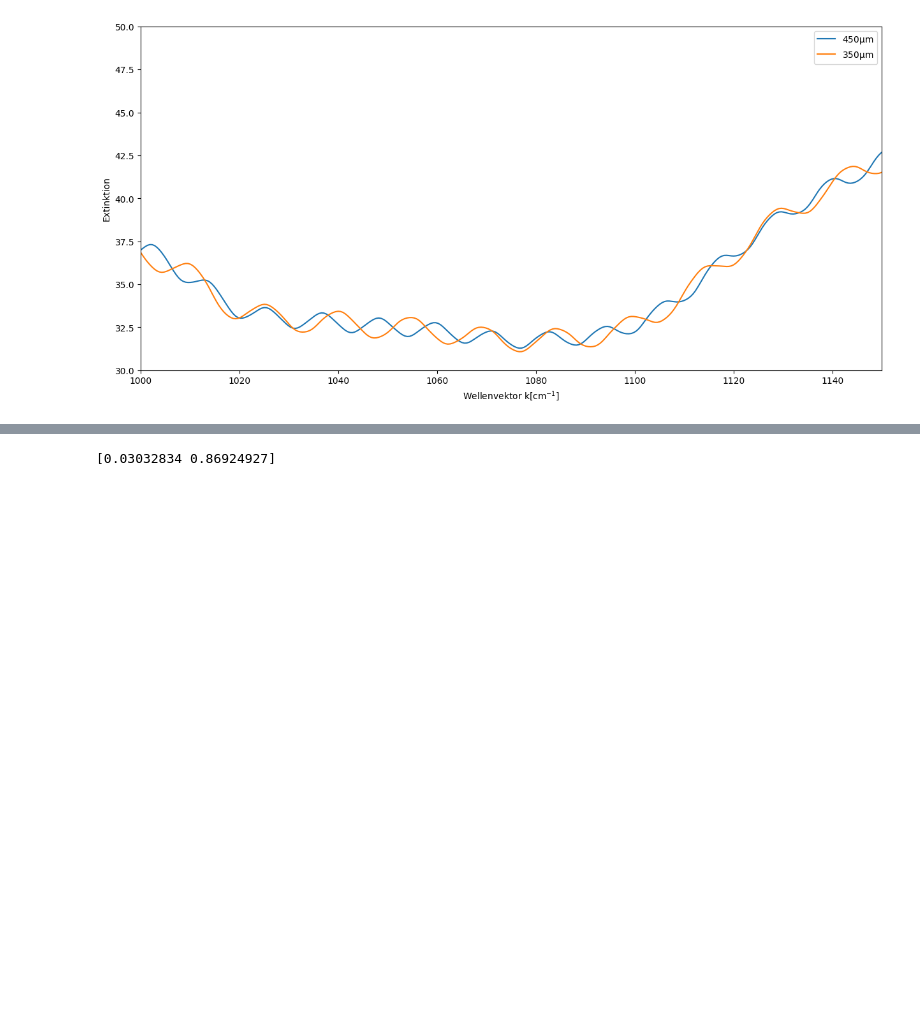
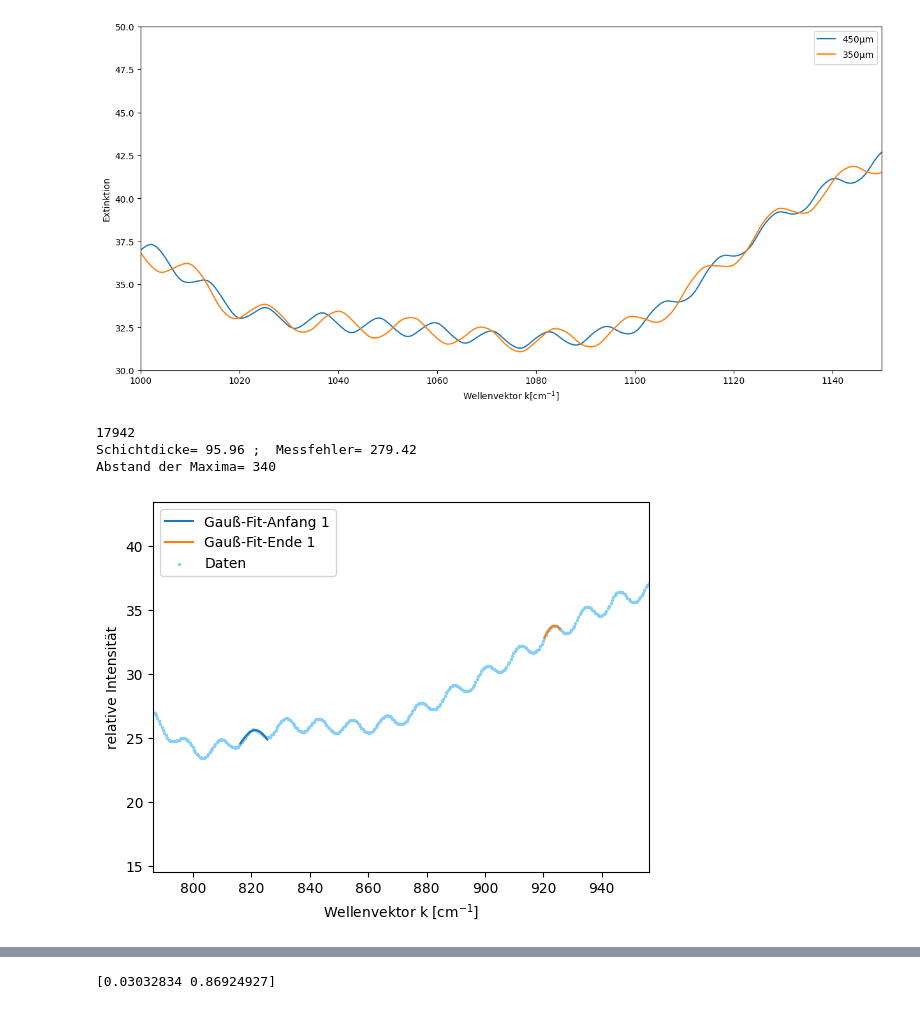
Before and after one commit to iLoveeMilkaa/M1-Lab, a Jupyter notebook: Aufgabe 3 Flüssigkeit.ipynb, the cells around one changed output, grey strips where cells are left out. Drawn from its saved outputs; the diff is of its cells as text; code cells hidden in the pictures; blank space fills up the shorter version.

```diff
--- a/Aufgabe 3 Flüssigkeit.ipynb
+++ b/Aufgabe 3 Flüssigkeit.ipynb
@@ -110,5 +99,47 @@ def calcthickness(mean,sigma,mean2,sigma2,array1,array2,d1,d2,d3,d4,k,name,a=1):
     print("Schichtdicke= "+str(np.round(d*10000,2)),"; ","Messfehler= "+str(np.round(ud*10000,2)))
     print("Abstand der Maxima= "+str(np.round(dk,2)))
+# %%
+def cos(x,a,b,c,d):
+    return a*np.cos(b*x+c)+d
+
+def calcthickness_cosine(pop1,pop2,array1,d1,d2,d3,d4,k,name,a=1):
+    x1a = np.asarray(array1[d1:d2,0])
+    x1e = np.asarray(array1[d3:d4,0])
+
+    y1a = np.asarray(array1[d1:d2,1])
+    y1e = np.asarray(array1[d3:d4,1])
+
+    #fit gaussian
+    popt1,pcov1 = curve_fit(cos,x1a,y1a,p0=[pop1])
+    popt3,pcov3 = curve_fit(cos,x1e,y1e,p0=[pop2])
+
+    plt.plot(x1a, cos(x1a,*popt1), label='Gauß-Fit-Anfang 1')
+    plt.plot(x1e, cos(x1e,*popt3), label='Gauß-Fit-Ende 1')
+    plt.scatter(array1[:,0],array1[:,1],c="lightskyblue",s=2,label="Daten")
+    plt.legend(loc=2)
+    plt.xlabel(r"Wellenvektor k $[\mathrm{cm^{-1}}]$")
+    plt.ylabel("relative Intensität")
+    plt.xlim(array1[d1,0]-30,array1[d4,0]+30)
+    plt.ylim(array1[d1,1]-10,array1[d4,1]+10)
+    plt.savefig("schichtdicke/del"+name+".pdf")
+
+    n = 1.37927
+    dk = np.abs(np.argmax(cos(array1,*popt1)) - np.argmax(cos(array1,*popt3)))
+    print(np.argmax(cos(array1,*popt1)))
+    d = k/(2*n*dk)
+
+    udk = np.sqrt((popt3[2])**2+(popt1[2])**2)
+    ud = np.sqrt((udk*(-(k)/(2*n*dk**2)))**2)
+
+    print("Schichtdicke= "+str(np.round(d*10000,2)),"; ","Messfehler= "+str(np.round(ud*10000,2)))
+    print("Abstand der Maxima= "+str(np.round(dk,2)))
+# %%
+calcthickness_cosine((10,1,0,2),(10,1,0,2),_450micro_std,1145,1165,1361,1373,9,"450")
+# %% [output]
+17942
+Schichtdicke= 95.96 ;  Messfehler= 279.42
+Abstand der Maxima= 340
+[figure, added]
 # %%
 x1,x2 = _450micro_std, _350micro_std
 a, b = 1140, 1380
```
Also changed, not shown: parts of 2 cells of this notebook, 1 other file.
